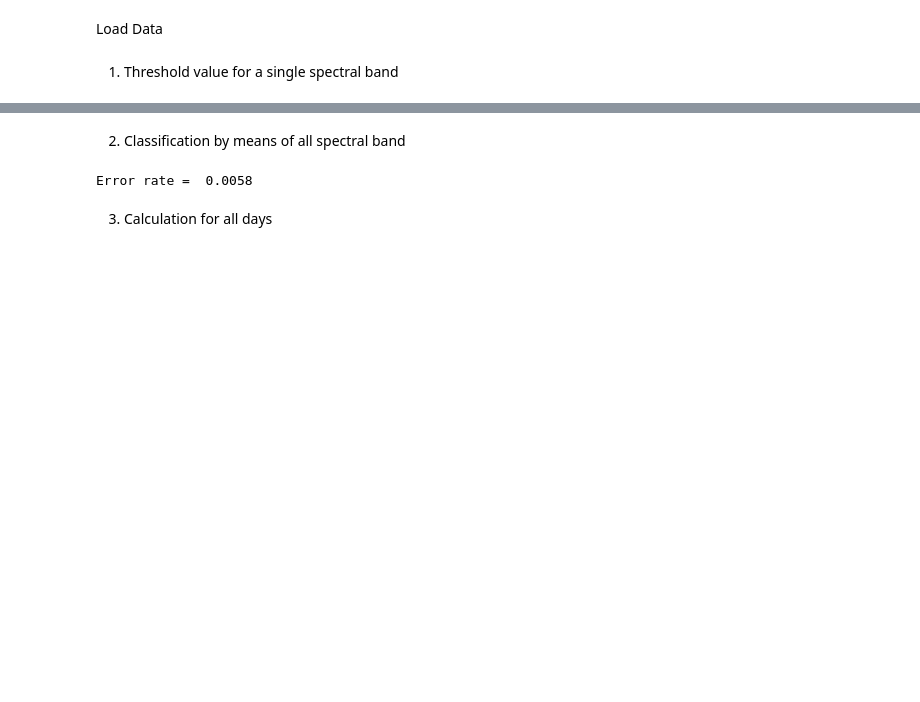
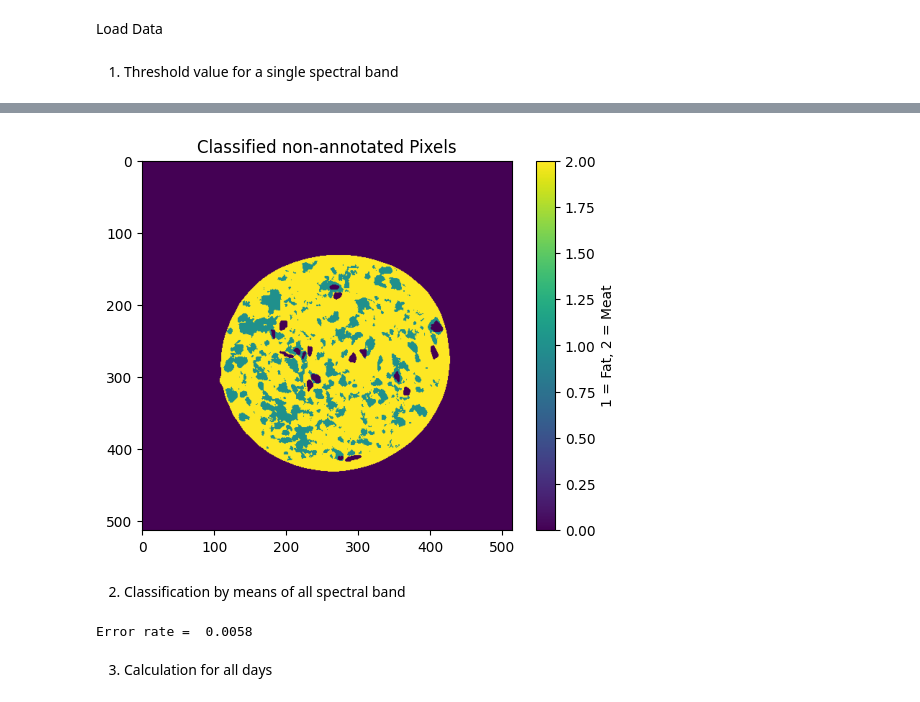
Before and after one commit to KeremOzemre/Salami, a Jupyter notebook: salami_exercise.ipynb, the cells around one changed output, grey strips where cells are left out. Saved outputs shown, nothing was run; the diff lists cells and outputs as text; code cells hidden in the pictures; blank space fills up the shorter version.

```diff
--- a/salami_exercise.ipynb
+++ b/salami_exercise.ipynb
@@ -9,7 +9,7 @@ import os
 Load Data
 # %%
 # Folder where your data files are placed
-dirIn = r'C:\Users\suzan\OneDrive\School\DTU\Semester 4\Mathematical Modeling\Exercise 1\data'
+dirIn = r'C:\Users\suzan\OneDrive\School\DTU\Semester 4\Mathematical Modeling\Exercise 1\Salami\data'
 
 matFile = os.path.join(dirIn, 'multispectral_day01.mat')
 annFile = os.path.join(dirIn, 'annotation_day01.png')
@@ -21,6 +21,9 @@ multiIm, annotationIm = hf.loadMulti(matFile, annFile)
 # Here is an example with meat- and fat annotation
 [fatPix, fatR, fatC] = hf.getPix(multiIm, annotationIm[:,:,1]);
 [meatPix, meatR, meatC] = hf.getPix(multiIm, annotationIm[:,:,2]);
+
+# load non-annotated pixels to be classified
+[bgPix, bgR, bgC] = hf.getPix(multiIm, annotationIm[:,:,0]);
 # %% [markdown]
 1. Threshold value for a single spectral band
 # %%
@@ -79,3 +84,24 @@ plt.show()
+# %%
+bgPix_14 = bgPix[:, index] # pixels spectral band 14
+
+# 1 = fat, 2 = meat
+classified = np.zeros(annotationIm.shape[:2], dtype=np.uint8)
+
+for i in range(bgPix_14.shape[0]):
+    r = bgR[i]
+    c = bgC[i]
+
+    if bgPix_14[i] > t_list[index]:
+        classified[r, c] = 1  # fat
+    else:
+        classified[r, c] = 2  # meat
+
+plt.imshow(classified)
+plt.title("Classified non-annotated Pixels")
+plt.colorbar(label="1 = Fat, 2 = Meat")
+plt.show()
+# %% [output]
+[figure, added]
 # %% [markdown]
 2. Classification by means of all spectral band
 # %%
```
Also changed, not shown: parts of 4 cells of this notebook.
